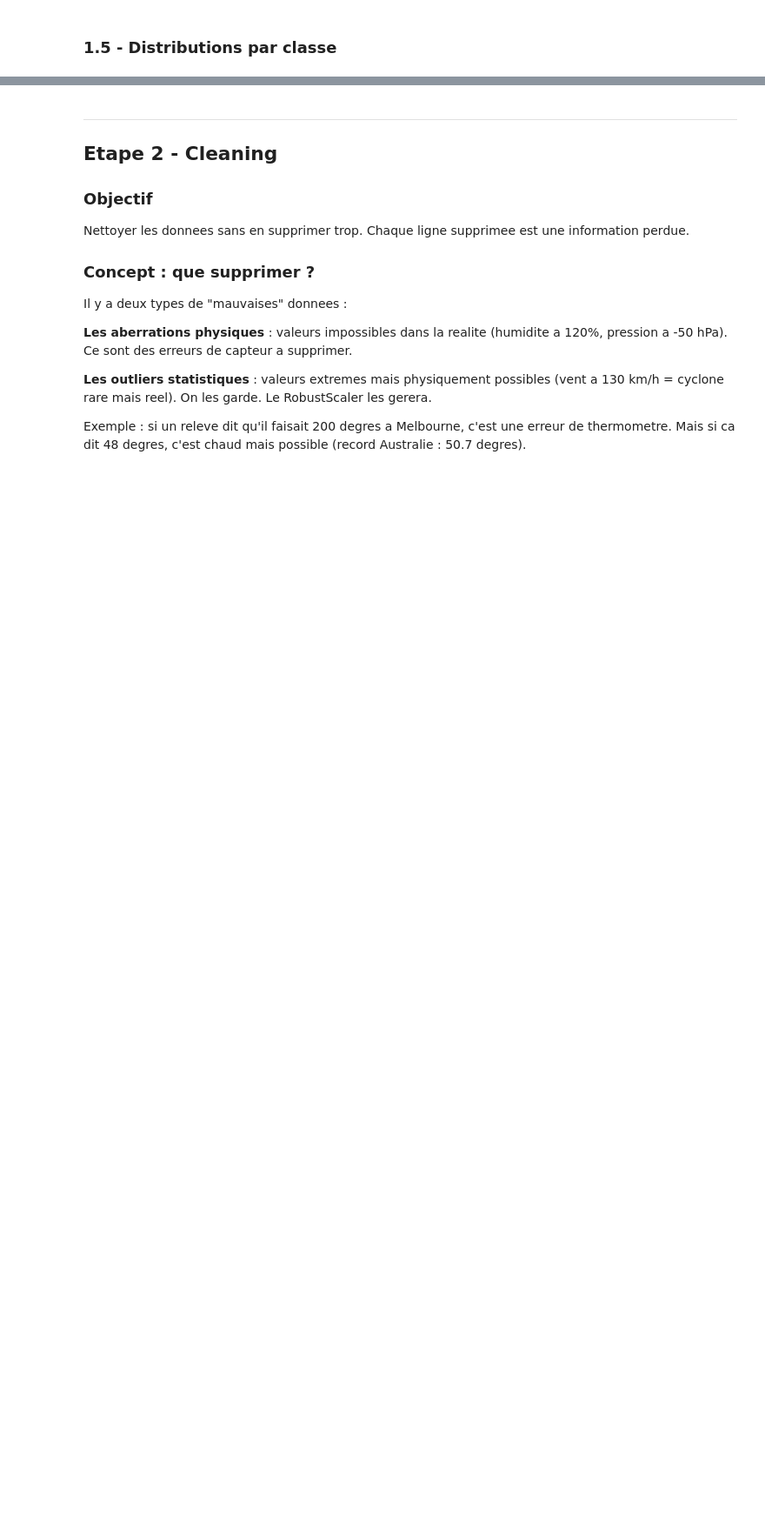
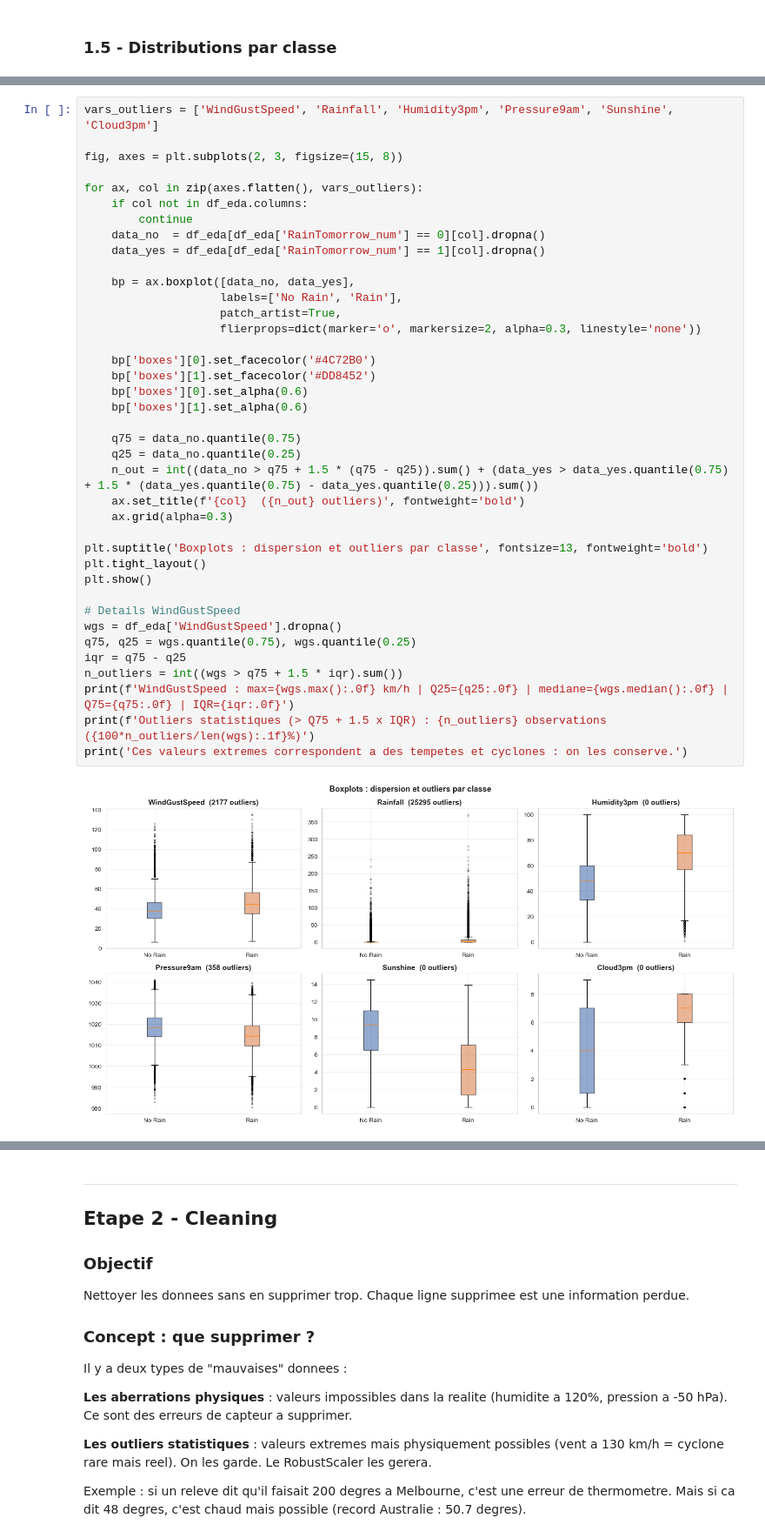
Before and after one commit to thomaspons/aug25cds_meteo_tp, a Jupyter notebook: notebooks/DS_project_weatherAUS.ipynb, the cells around one changed output, grey strips where cells are left out. Shown at 87% size. Cells and saved outputs as stored; diff of their text form; blank space fills up the shorter version.

```diff
--- a/notebooks/DS_project_weatherAUS.ipynb
+++ b/notebooks/DS_project_weatherAUS.ipynb
@@ -234,0 +326,41 @@ print('- Cloud3pm > 6 : ciel tres couvert = pluie imminente')
+# %%
+vars_outliers = ['WindGustSpeed', 'Rainfall', 'Humidity3pm', 'Pressure9am', 'Sunshine', 'Cloud3pm']
+
+fig, axes = plt.subplots(2, 3, figsize=(15, 8))
+
+for ax, col in zip(axes.flatten(), vars_outliers):
+    if col not in df_eda.columns:
+        continue
+    data_no  = df_eda[df_eda['RainTomorrow_num'] == 0][col].dropna()
+    data_yes = df_eda[df_eda['RainTomorrow_num'] == 1][col].dropna()
+
+    bp = ax.boxplot([data_no, data_yes],
+                    labels=['No Rain', 'Rain'],
+                    patch_artist=True,
+                    flierprops=dict(marker='o', markersize=2, alpha=0.3, linestyle='none'))
+
+    bp['boxes'][0].set_facecolor('#4C72B0')
+    bp['boxes'][1].set_facecolor('#DD8452')
+    bp['boxes'][0].set_alpha(0.6)
+    bp['boxes'][1].set_alpha(0.6)
+
+    q75 = data_no.quantile(0.75)
+    q25 = data_no.quantile(0.25)
+    n_out = int((data_no > q75 + 1.5 * (q75 - q25)).sum() + (data_yes > data_yes.quantile(0.75) + 1.5 * (data_yes.quantile(0.75) - data_yes.quantile(0.25))).sum())
+    ax.set_title(f'{col}  ({n_out} outliers)', fontweight='bold')
+    ax.grid(alpha=0.3)
+
+plt.suptitle('Boxplots : dispersion et outliers par classe', fontsize=13, fontweight='bold')
+plt.tight_layout()
+plt.show()
+
+# Details WindGustSpeed
+wgs = df_eda['WindGustSpeed'].dropna()
+q75, q25 = wgs.quantile(0.75), wgs.quantile(0.25)
+iqr = q75 - q25
+n_outliers = int((wgs > q75 + 1.5 * iqr).sum())
+print(f'WindGustSpeed : max={wgs.max():.0f} km/h | Q25={q25:.0f} | mediane={wgs.median():.0f} | Q75={q75:.0f} | IQR={iqr:.0f}')
+print(f'Outliers statistiques (> Q75 + 1.5 x IQR) : {n_outliers} observations ({100*n_outliers/len(wgs):.1f}%)')
+print('Ces valeurs extremes correspondent a des tempetes et cyclones : on les conserve.')
+# %% [output]
+[figure, added]
```
Also changed, not shown: parts of 30 cells of this notebook, 4 other files.
